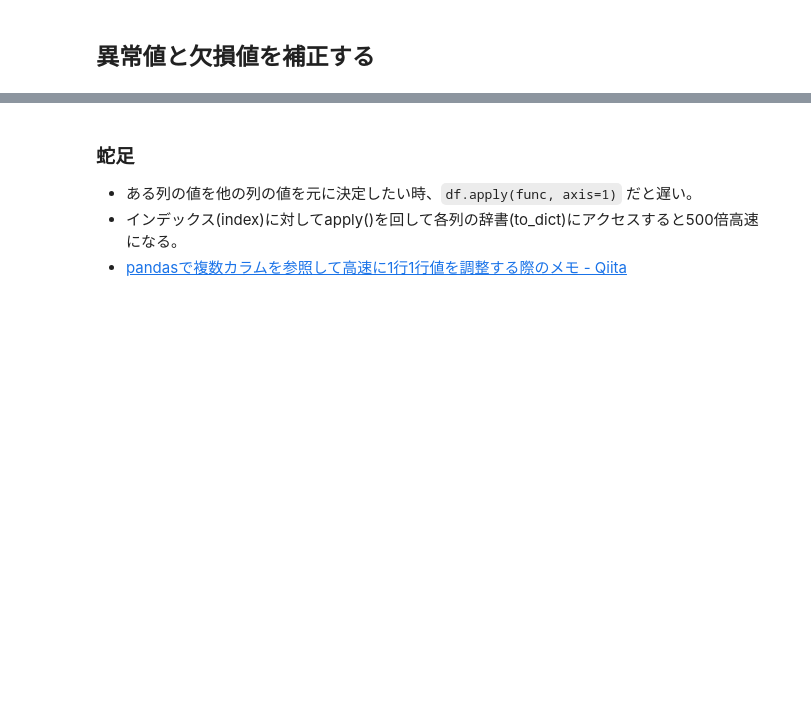
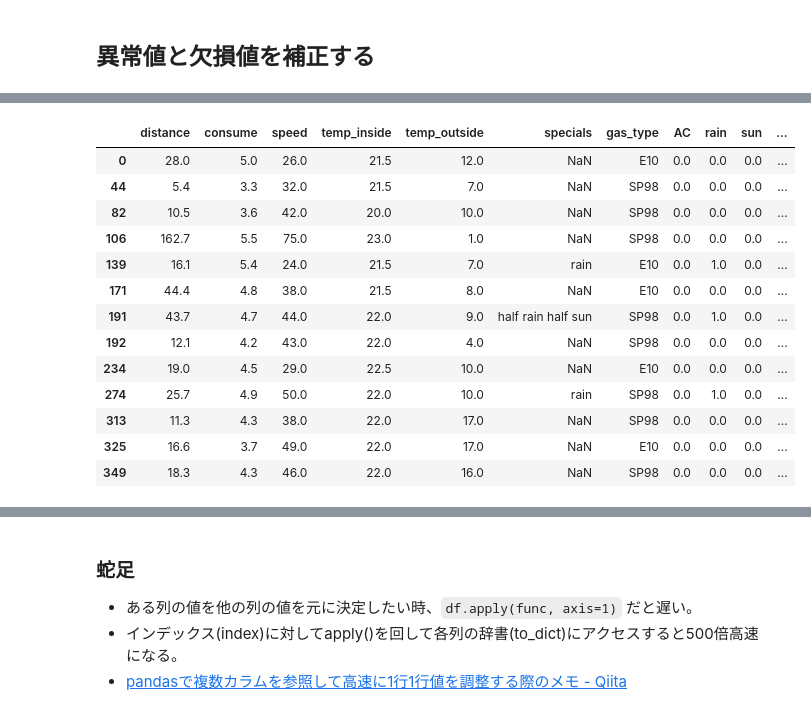
Before and after one commit to msuz/ml_tokyo_8, a Jupyter notebook: Day3_work_鈴木雅彦.ipynb, the cells around one changed output, grey strips where cells are left out. Saved outputs shown, nothing was run; the diff lists cells and outputs as text; code cells hidden in the pictures; blank space fills up the shorter version.

```diff
--- a/Day3_work_鈴木雅彦.ipynb
+++ b/Day3_work_鈴木雅彦.ipynb
@@ -144,0 +155,23 @@ show_dataframe_info(df)
+# %%
+# refill liters(給油価格)とrefill gas(給油ガソリン種別)の欠損値をどうするか
+
+# 値が入っているのは12行だけ
+display(df[df['refill liters'].notnull() | df['refill gas'].notnull()])
+
+# 大して役に立たなそうなデータなので行ごと消してしまおう
+df = df.drop(columns=['refill liters', 'refill gas'])
+# %% [output]
+|  | distance | consume | speed | temp_inside | temp_outside | specials | gas_type | AC | rain | sun | ... |
+| 0 | 28.0 | 5.0 | 26.0 | 21.5 | 12.0 | NaN | E10 | 0.0 | 0.0 | 0.0 | ... |
+| 44 | 5.4 | 3.3 | 32.0 | 21.5 | 7.0 | NaN | SP98 | 0.0 | 0.0 | 0.0 | ... |
+| 82 | 10.5 | 3.6 | 42.0 | 20.0 | 10.0 | NaN | SP98 | 0.0 | 0.0 | 0.0 | ... |
+| 106 | 162.7 | 5.5 | 75.0 | 23.0 | 1.0 | NaN | SP98 | 0.0 | 0.0 | 0.0 | ... |
+| 139 | 16.1 | 5.4 | 24.0 | 21.5 | 7.0 | rain | E10 | 0.0 | 1.0 | 0.0 | ... |
+| 171 | 44.4 | 4.8 | 38.0 | 21.5 | 8.0 | NaN | E10 | 0.0 | 0.0 | 0.0 | ... |
+| 191 | 43.7 | 4.7 | 44.0 | 22.0 | 9.0 | half rain half sun | SP98 | 0.0 | 1.0 | 0.0 | ... |
+| 192 | 12.1 | 4.2 | 43.0 | 22.0 | 4.0 | NaN | SP98 | 0.0 | 0.0 | 0.0 | ... |
+| 234 | 19.0 | 4.5 | 29.0 | 22.5 | 10.0 | NaN | E10 | 0.0 | 0.0 | 0.0 | ... |
+| 274 | 25.7 | 4.9 | 50.0 | 22.0 | 10.0 | rain | SP98 | 0.0 | 1.0 | 0.0 | ... |
+| 313 | 11.3 | 4.3 | 38.0 | 22.0 | 17.0 | NaN | SP98 | 0.0 | 0.0 | 0.0 | ... |
+| 325 | 16.6 | 3.7 | 49.0 | 22.0 | 17.0 | NaN | E10 | 0.0 | 0.0 | 0.0 | ... |
+| 349 | 18.3 | 4.3 | 46.0 | 22.0 | 16.0 | NaN | SP98 | 0.0 | 0.0 | 0.0 | ... |
```
Also changed, not shown: parts of 14 cells of this notebook.
